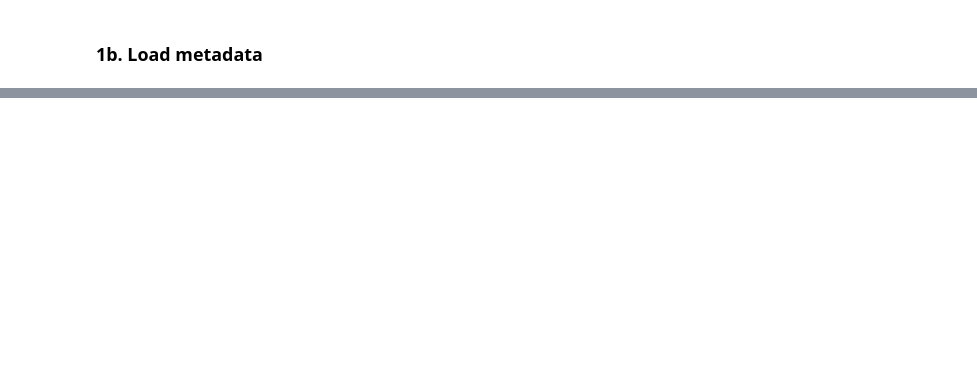
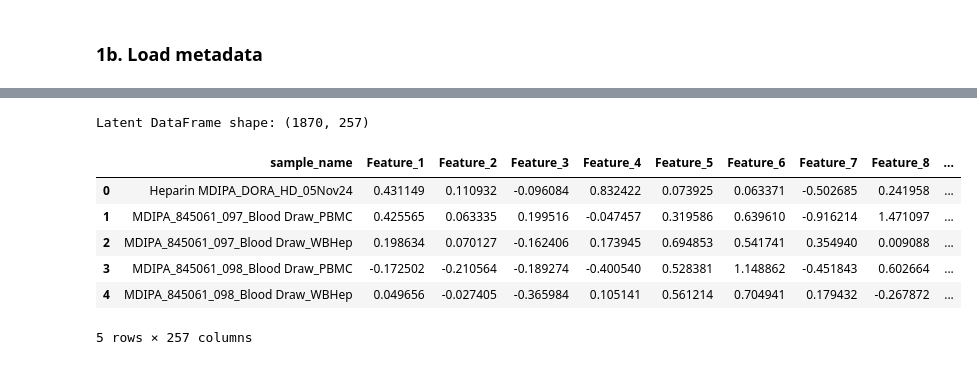
Before and after one commit to roboatory/MAESTRO, a Jupyter notebook: notebooks/02-post-analysis.ipynb, the cells around one changed output, grey strips where cells are left out. Saved outputs shown, nothing was run; the diff lists cells and outputs as text; code cells hidden in the pictures; blank space fills up the shorter version.

```diff
--- a/notebooks/02-post-analysis.ipynb
+++ b/notebooks/02-post-analysis.ipynb
@@ -64,5 +74,9 @@ print("Imports complete.")
 # %% [markdown]
 ## 1. Load Data & Model
 # %%
-device = torch.device("mps" if torch.backends.mps.is_available() else "cpu")
-print(f"Using device: {device}")
+device = torch.device("cuda" if torch.cuda.is_available() else "cpu")
+if device.type == "cuda":
+    torch.set_float32_matmul_precision("high")
+    print(f"Using device: {torch.cuda.get_device_name(0)}")
+else:
+    print("WARNING: CUDA is unavailable; production analysis will be slow.")
@@ -890,0 +479,40 @@ For your own analyses, replace the toy data with your CyTOF datasets and update
+# %%
+assert model is not None, "Model not loaded."
+
+sample_embeddings = {}
+
+for sample_index in tqdm(
+    range(len(sample_tensors)), desc="Generating latent embeddings"
+):
+    with torch.no_grad():
+        sample_tensor = sample_tensors[sample_index].to(
+            device=device, dtype=model_dtype
+        )
+        encoded_cells, *_ = model.student.forward_encoder(sample_tensor)
+        sample_embedding, _, _ = model.student.forward_pooling(encoded_cells)
+        sample_embeddings[sample_names[sample_index]] = sample_embedding.float().cpu()
+
+embedding_values = {
+    sample_name: embedding_tensor.flatten().numpy()
+    for sample_name, embedding_tensor in sample_embeddings.items()
+}
+
+embedding_dimension = next(iter(embedding_values.values())).shape[0]
+embedding_frame = pd.DataFrame.from_dict(embedding_values, orient="index")
+embedding_frame.reset_index(inplace=True)
+embedding_frame.columns = ["sample_name"] + [
+    f"Feature_{feature_index + 1}" for feature_index in range(embedding_dimension)
+]
+
+embedding_frame.to_csv(analysis_directory / "maestro_embeddings.csv", index=False)
+print(f"Latent DataFrame shape: {embedding_frame.shape}")
+embedding_frame.head()
+# %% [output]
+Latent DataFrame shape: (1870, 257)
+|  | sample_name | Feature_1 | Feature_2 | Feature_3 | Feature_4 | Feature_5 | Feature_6 | Feature_7 | Feature_8 | ... |
+| 0 | Heparin MDIPA_DORA_HD_05Nov24 | 0.431149 | 0.110932 | -0.096084 | 0.832422 | 0.073925 | 0.063371 | -0.502685 | 0.241958 | ... |
+| 1 | MDIPA_845061_097_Blood Draw_PBMC | 0.425565 | 0.063335 | 0.199516 | -0.047457 | 0.319586 | 0.639610 | -0.916214 | 1.471097 | ... |
+| 2 | MDIPA_845061_097_Blood Draw_WBHep | 0.198634 | 0.070127 | -0.162406 | 0.173945 | 0.694853 | 0.541741 | 0.354940 | 0.009088 | ... |
+| 3 | MDIPA_845061_098_Blood Draw_PBMC | -0.172502 | -0.210564 | -0.189274 | -0.400540 | 0.528381 | 1.148862 | -0.451843 | 0.602664 | ... |
+| 4 | MDIPA_845061_098_Blood Draw_WBHep | 0.049656 | -0.027405 | -0.365984 | 0.105141 | 0.561214 | 0.704941 | 0.179432 | -0.267872 | ... |
+5 rows × 257 columns
```
Also changed, not shown: parts of 63 cells of this notebook, 6 other files.
